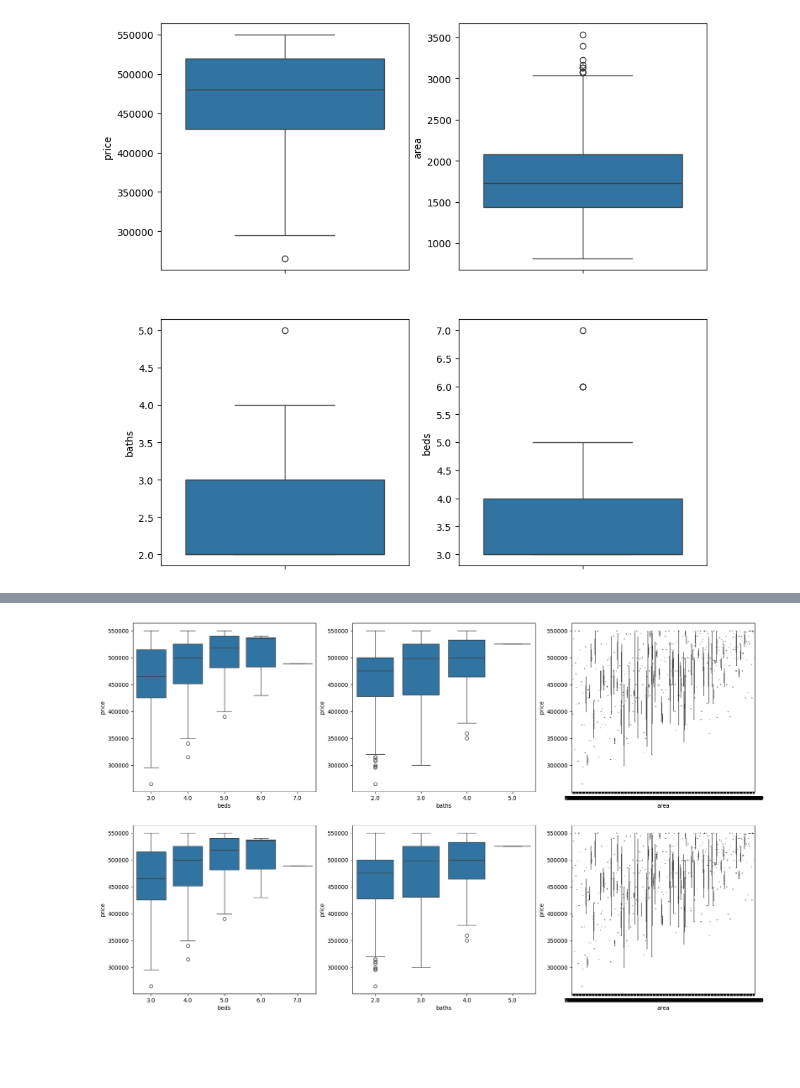
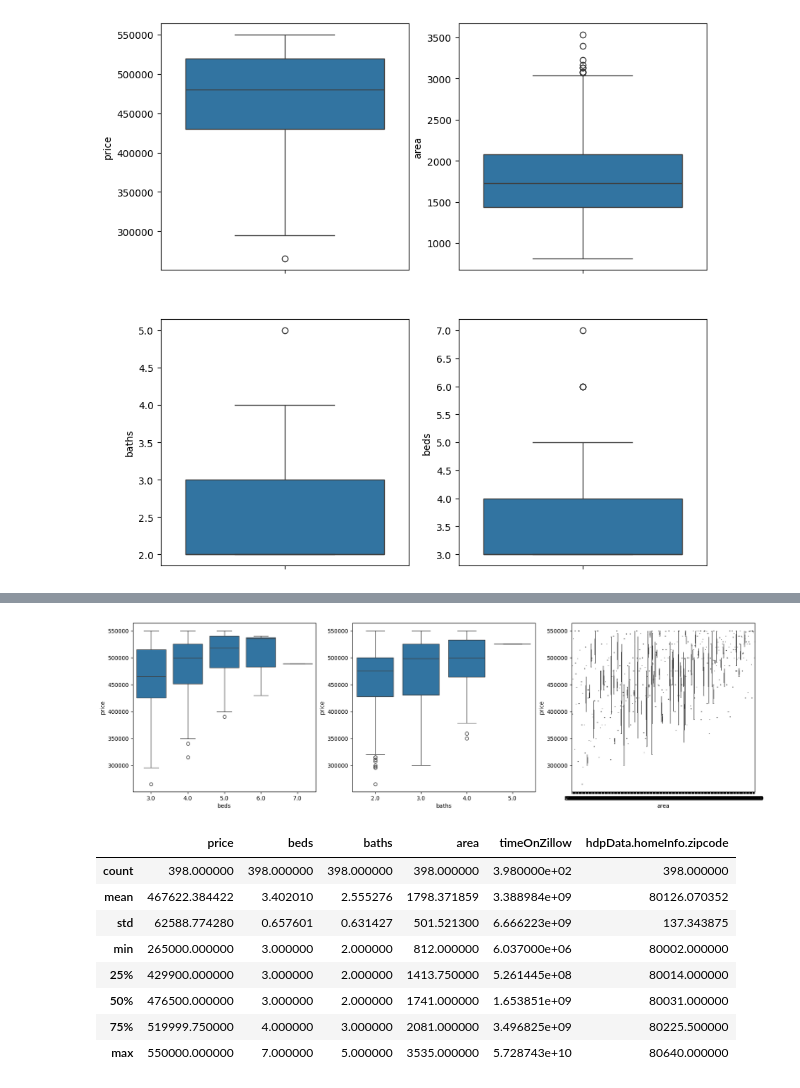
Before and after one commit to tophernguyen/zillow, a Jupyter notebook: denver.ipynb, the cells around one changed output, grey strips where cells are left out. Saved outputs shown, nothing was run; the diff lists cells and outputs as text; code cells hidden in the pictures; blank space fills up the shorter version.

Commit message:
Finish linear regression. Did not like due to lack of variables.  Modded zillow.py to give me original request.json for more in-depth analysis. Added timestamp to file-naming

```diff
--- a/denver.ipynb
+++ b/denver.ipynb
@@ -64,10 +64,11 @@ categories = ['zpid',
 'detailUrl',
 'price',
 'address',
+'hdpData.homeInfo.city',
 'beds',
 'baths',
 'area',
-'timeonZillow',
+'timeOnZillow',
 'latLong.latitude',
 'latLong.longitude',
 'hdpData.homeInfo.zipcode',
@@ -160,17 +180,13 @@ plt.show()
 # %%
 plt.figure(figsize=(20, 12))
 plt.subplot(2,3,1)
 sns.boxplot(x = 'beds', y = 'price', data = denver)
 plt.subplot(2,3,2)
 sns.boxplot(x = 'baths', y = 'price', data = denver)
 plt.subplot(2,3,3)
 sns.boxplot(x = 'area', y = 'price', data = denver)
-plt.subplot(2,3,4)
-sns.boxplot(x = 'beds', y = 'price', data = denver)
-plt.subplot(2,3,5)
-sns.boxplot(x = 'baths', y = 'price', data = denver)
-plt.subplot(2,3,6)
-sns.boxplot(x = 'area', y = 'price', data = denver)
+
+
 plt.show()
 # %% [output]
-[figure, old version]
+[figure, new version]
@@ -176,0 +199,12 @@ plt.show()
+# %%
+df_train.describe()
+# %% [output]
+|  | price | beds | baths | area | timeOnZillow | hdpData.homeInfo.zipcode |
+| count | 398.000000 | 398.000000 | 398.000000 | 398.000000 | 3.980000e+02 | 398.000000 |
+| mean | 467622.384422 | 3.402010 | 2.555276 | 1798.371859 | 3.388984e+09 | 80126.070352 |
+| std | 62588.774280 | 0.657601 | 0.631427 | 501.521300 | 6.666223e+09 | 137.343875 |
+| min | 265000.000000 | 3.000000 | 2.000000 | 812.000000 | 6.037000e+06 | 80002.000000 |
+| 25% | 429900.000000 | 3.000000 | 2.000000 | 1413.750000 | 5.261445e+08 | 80014.000000 |
+| 50% | 476500.000000 | 3.000000 | 2.000000 | 1741.000000 | 1.653851e+09 | 80031.000000 |
+| 75% | 519999.750000 | 4.000000 | 3.000000 | 2081.000000 | 3.496825e+09 | 80225.500000 |
+| max | 550000.000000 | 7.000000 | 5.000000 | 3535.000000 | 5.728743e+10 | 80640.000000 |
```
Also changed, not shown: parts of 37 cells of this notebook, 3 other files.
